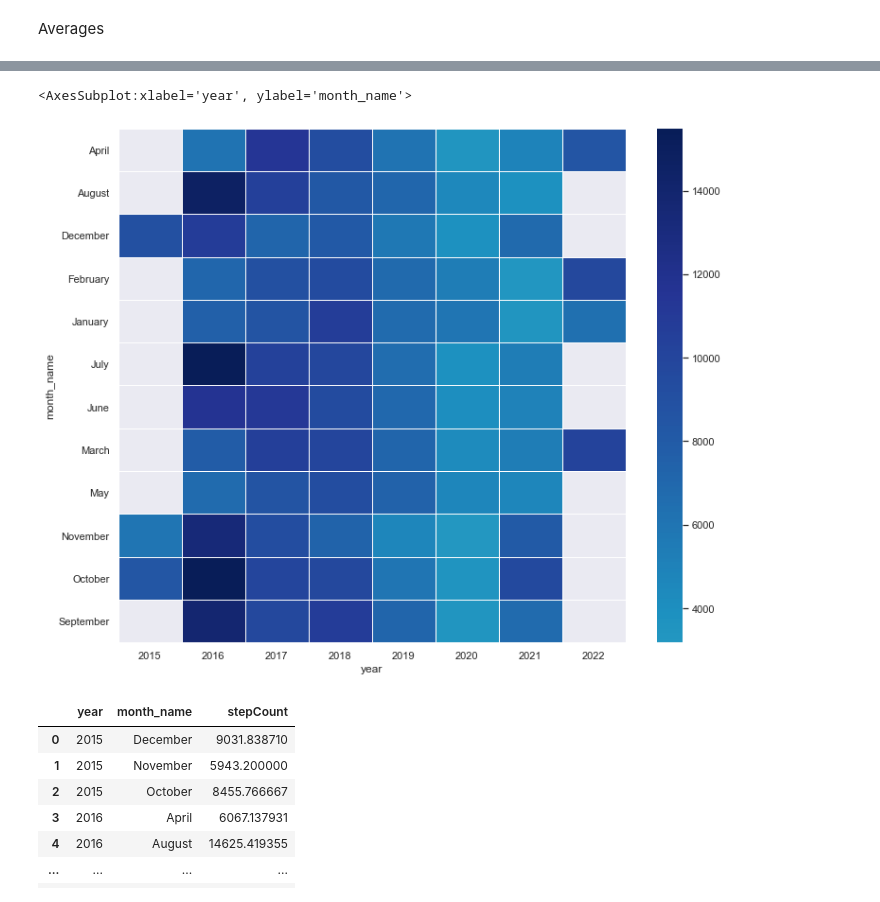
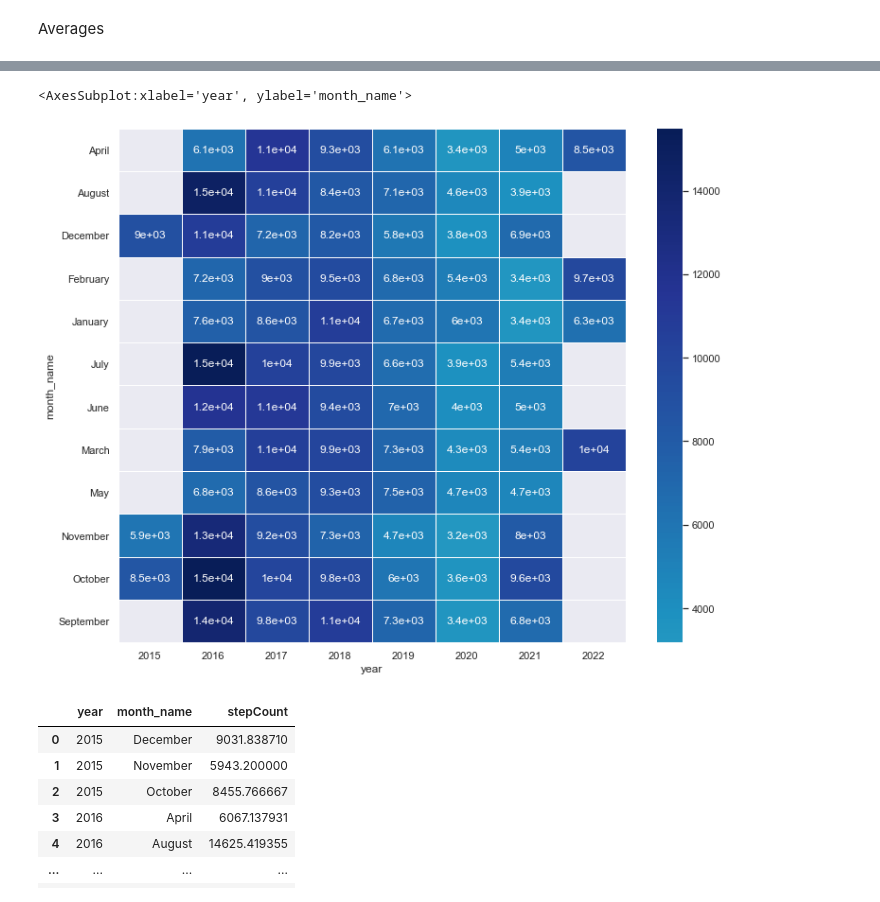
Before and after one commit to rebecca-weiss/HealthApp, a Jupyter notebook: steps_viz.ipynb, the cells around one changed output, grey strips where cells are left out. Saved outputs shown, nothing was run; the diff lists cells and outputs as text; code cells hidden in the pictures.

```diff
--- a/steps_viz.ipynb
+++ b/steps_viz.ipynb
@@ -163,20 +167,20 @@ plt.show()
 # %%
 # Make heat map over average steps per day
 
 
 sns.set_theme()
 
 # Load the example month, date, steps total dataset and convert to long-form
 steps_long = df.groupby(['year', 'month_name'], as_index=False)['stepCount'].mean()
 steps = steps_long.pivot("month_name", "year", "stepCount")
 
 
 # Draw a heatmap with the numeric values in each cell
 f, ax = plt.subplots(figsize=(12, 10))
-sns.heatmap(steps, annot=False, linewidths=.75, ax=ax, center=0, cmap="YlGnBu")
+sns.heatmap(steps, annot=True, linewidths=.75, ax=ax, center=0, cmap="YlGnBu")
 # %% [output]
 <AxesSubplot:xlabel='year', ylabel='month_name'>
-[figure, old version]
+[figure, new version]
 # %%
 # average steps per month/year
 steps_long = df.groupby(['year', 'month_name'], as_index=False)['stepCount'].mean()
```
Also changed, not shown: parts of 4 cells of this notebook, 3 other files.
